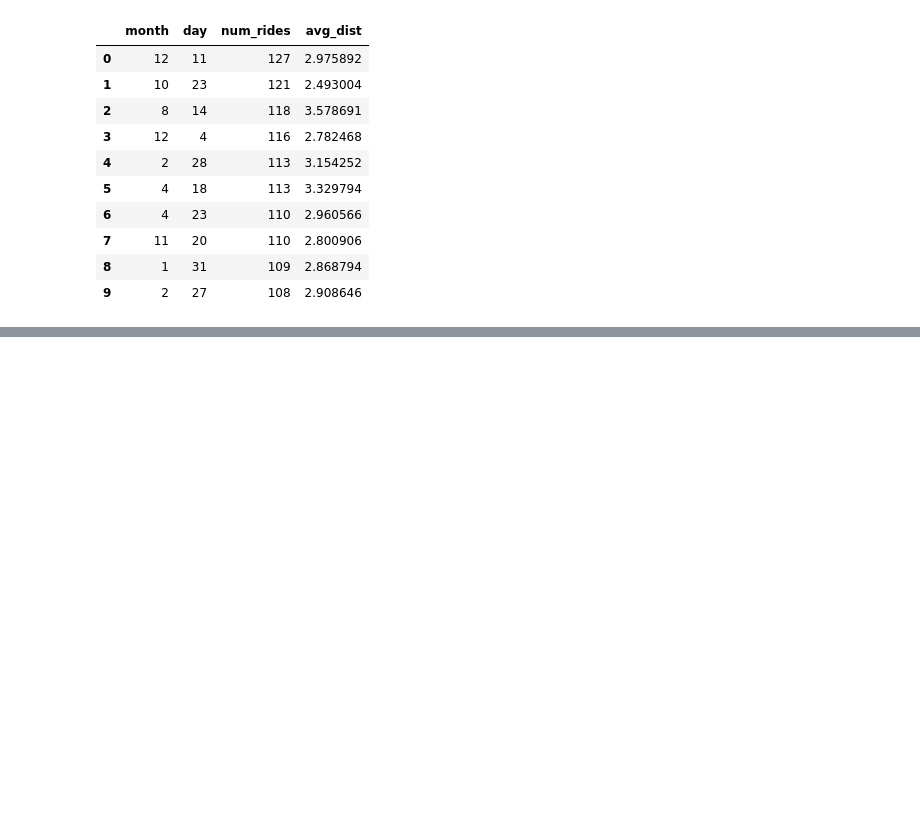
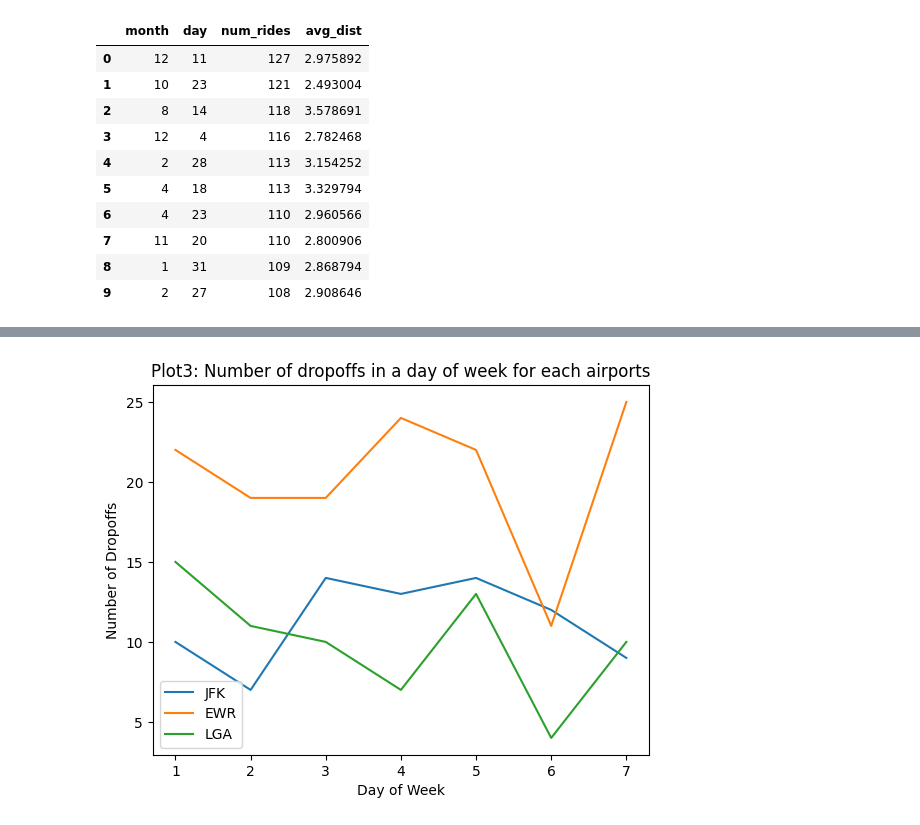
Before and after one commit to Zhizhen-dev/4501-final-project, a Jupyter notebook: project.ipynb, the cells around one changed output, grey strips where cells are left out. Cells and saved outputs as stored; diff of their text form; code cells hidden in the pictures; blank space fills up the shorter version.

```diff
--- a/project.ipynb
+++ b/project.ipynb
@@ -795,0 +944,14 @@ plot_visual_n(some_dataframe)
+# %%
+def plot_question3(dataframe):
+    plt.title("Plot3: Number of dropoffs in a day of week for each airports")
+    plt.xlabel("Day of Week")
+    plt.ylabel("Number of Dropoffs")
+    plt.plot(dataframe['day_of_week'], dataframe['num_JFK'], label ='JFK')
+    plt.plot(dataframe['day_of_week'], dataframe['num_EWR'], label ='EWR')
+    plt.plot(dataframe['day_of_week'], dataframe['num_LGA'], label ='LGA')
+    plt.legend()
+# %%
+total_vis = data_for_visual_q3()
+plot_question3(total_vis)
+# %% [output]
+[figure, added]
```
Also changed, not shown: parts of 39 cells of this notebook.
